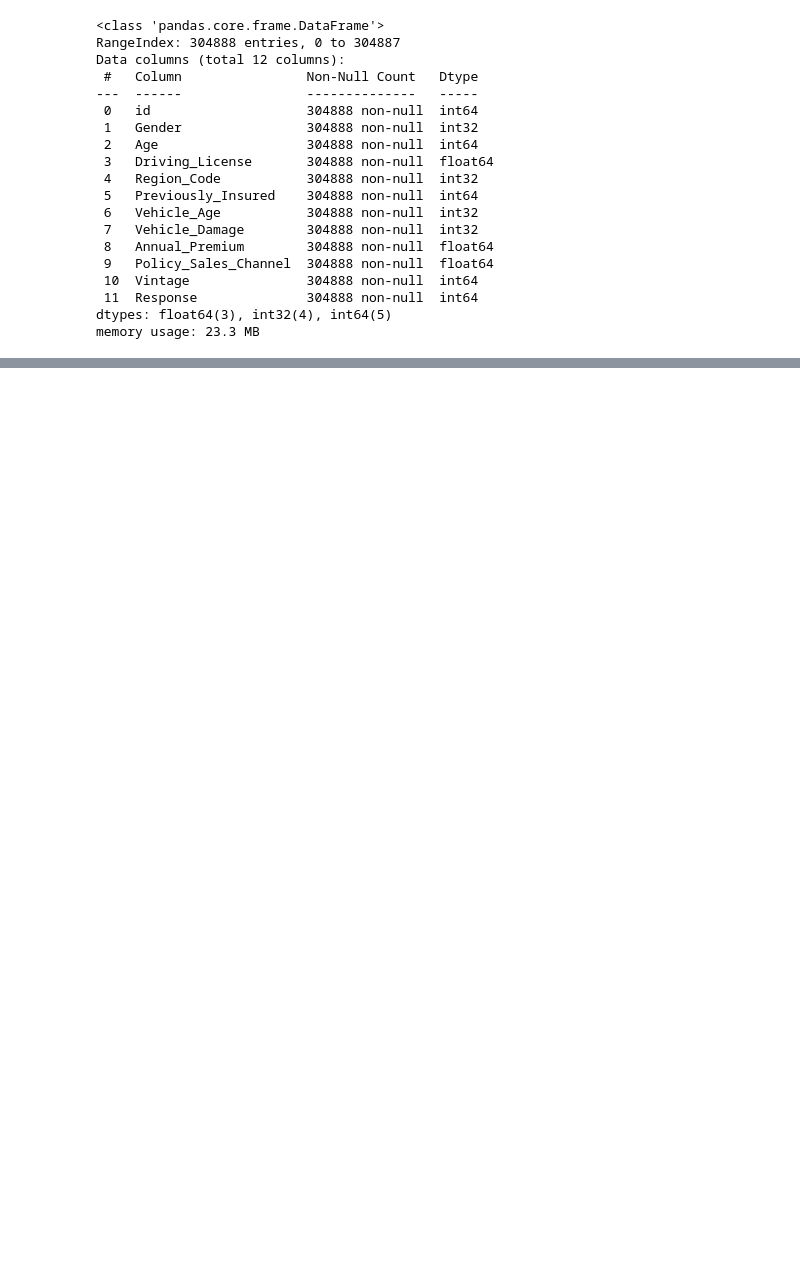
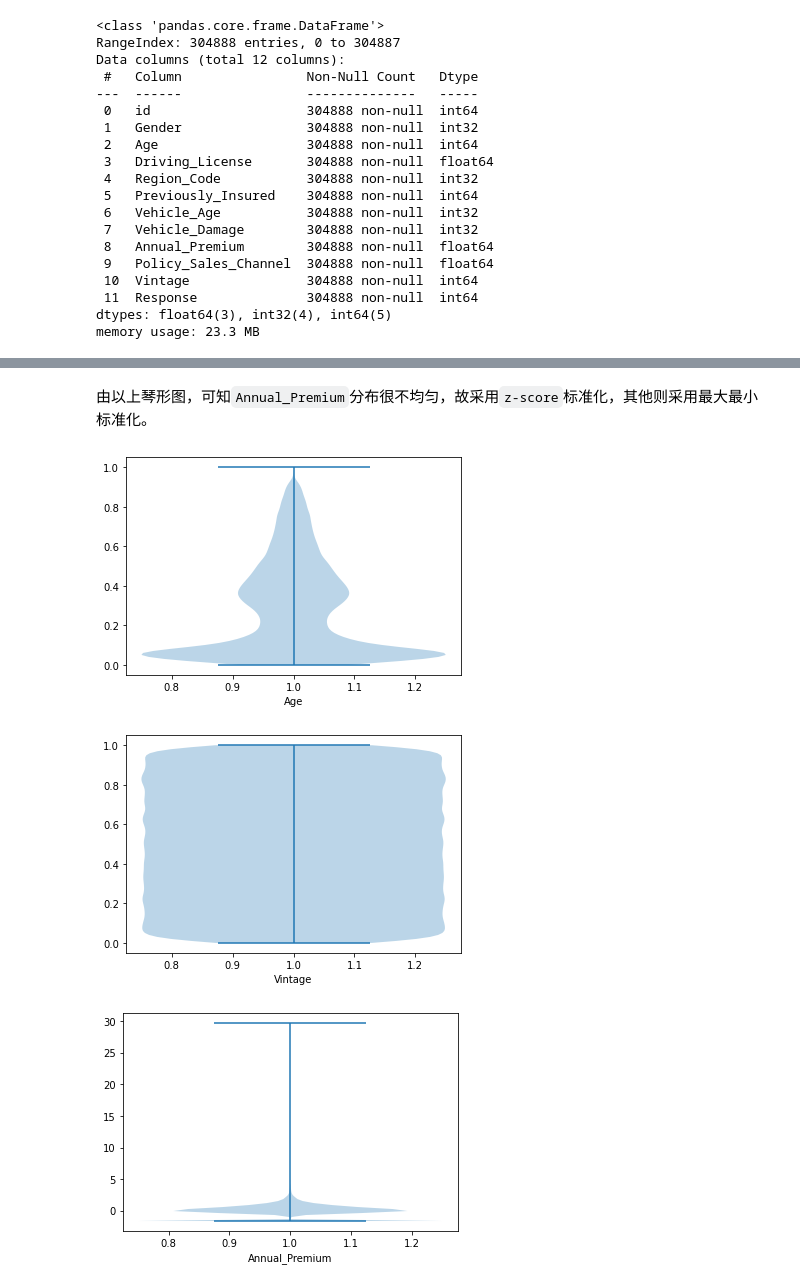
Before and after one commit to Oncle-Ha/I-sell-insurance, a Jupyter notebook: 数据预处理.ipynb, the cells around one changed output, grey strips where cells are left out. Saved outputs shown, nothing was run; the diff lists cells and outputs as text; code cells hidden in the pictures; blank space fills up the shorter version.

```diff
--- a/数据预处理.ipynb
+++ b/数据预处理.ipynb
@@ -150,3 +176,27 @@ df_train['Driving_License'] = df_train['Driving_License'].astype(int)
+# %% [markdown]
+由以上琴形图，可知`Annual_Premium`分布很不均匀，故采用`z-score`标准化，其他则采用最大最小标准化。
+# %%
+# from sklearn.preprocessing import StandardScaler
+# from sklearn.preprocessing import MinMaxScaler
+import numpy as np
+
+# age_scaler = MinMaxScaler()
+df_train['Age'] = (df_train['Age'] - min(df_train['Age']))/(max(df_train['Age']) - min(df_train['Age']))
+
+# vintage_scaler = MinMaxScaler()
+df_train['Vintage'] = (df_train['Vintage'] - min(df_train['Vintage']))/(max(df_train['Vintage']) - min(df_train['Vintage']))
+
+# psc_scaler = StandardScaler()
+df_train['Annual_Premium'] = (df_train['Annual_Premium'] - np.mean(df_train['Annual_Premium'] )) / (np.std(df_train['Annual_Premium']))
+# %%
+for feat in num_feat:
+    plt.violinplot(df_train[feat])
+    plt.xlabel(feat)
+    plt.show()
+# %% [output]
+[figure, added]
+[figure, added]
+[figure, added]
 # %%
 # 划分数据
 from sklearn.model_selection import train_test_split
```
Also changed, not shown: parts of 12 cells of this notebook, 4 other files.
